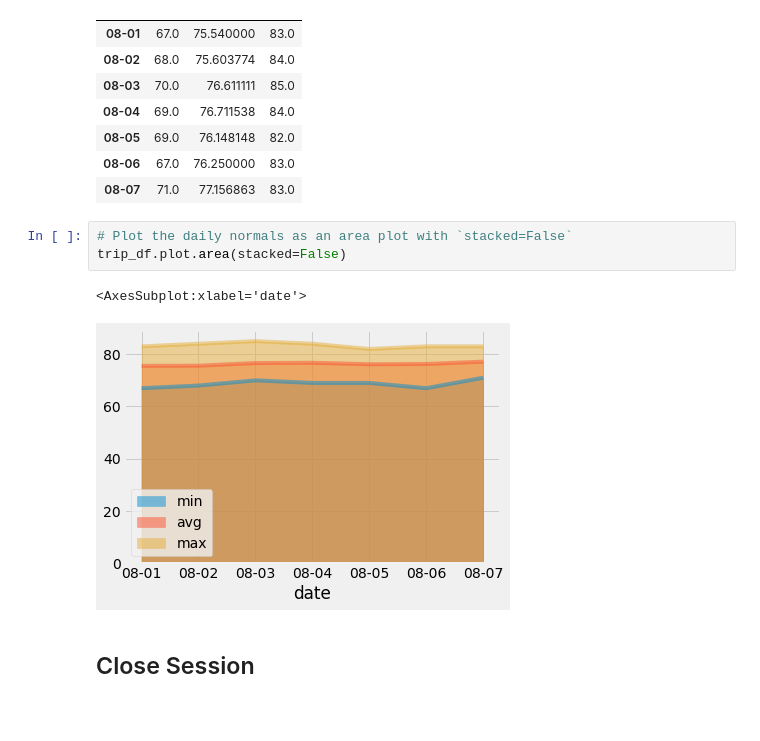
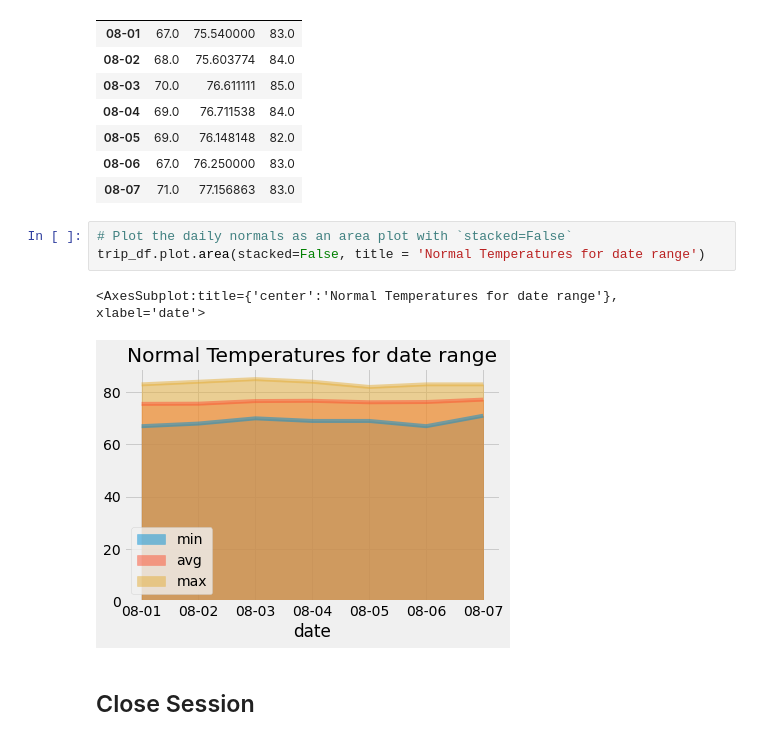
Before and after one commit to JuanjoFernandez/sqlalchemy-challenge, a Jupyter notebook: temp_analysis_bonus_2_starter.ipynb, the cells around one changed output. Saved outputs shown, nothing was run; the diff lists cells and outputs as text; blank space fills up the shorter version.

```diff
--- a/temp_analysis_bonus_2_starter.ipynb
+++ b/temp_analysis_bonus_2_starter.ipynb
@@ -228,10 +228,10 @@ trip_df
 | 08-07 | 71.0 | 77.156863 | 83.0 |
 # %%
 # Plot the daily normals as an area plot with `stacked=False`
-trip_df.plot.area(stacked=False)
+trip_df.plot.area(stacked=False, title = 'Normal Temperatures for date range')
 # %% [output]
-<AxesSubplot:xlabel='date'>
+<AxesSubplot:title={'center':'Normal Temperatures for date range'}, xlabel='date'>
-[figure, old version]
+[figure, new version]
 # %% [markdown]
 ## Close Session
 # %%
```
Also changed, not shown: 4 other files.
